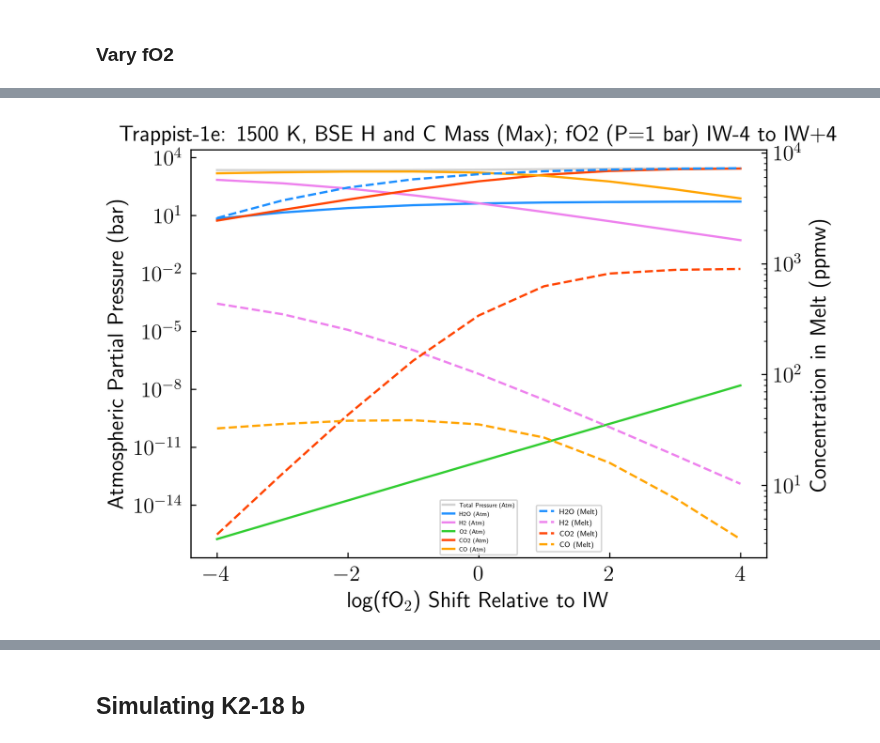
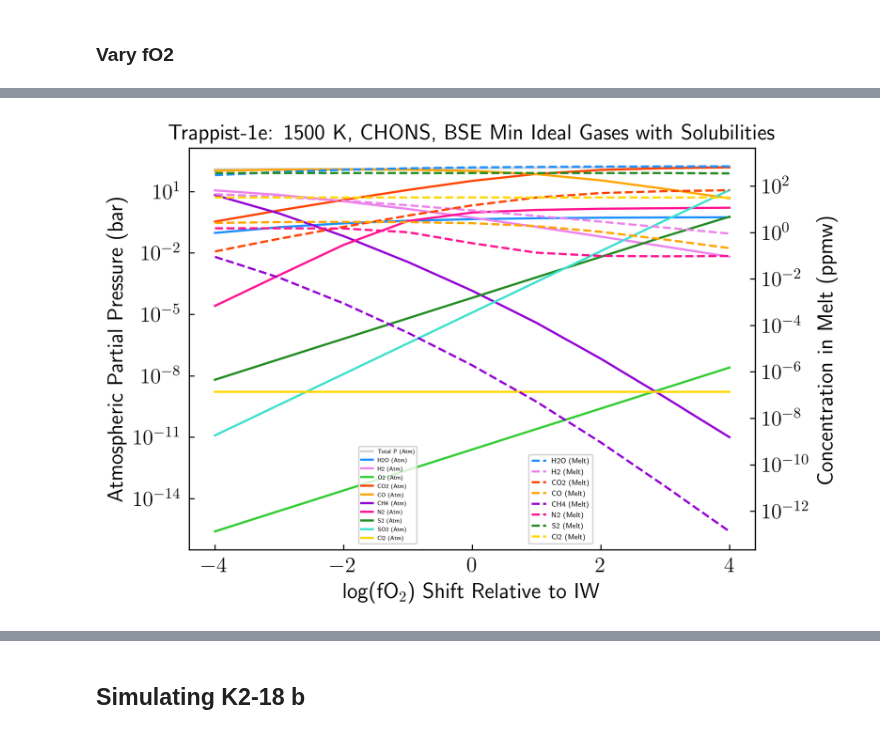
Before and after one commit to ExPlanetology/atmodeller, a Jupyter notebook: atmodeller/docs/4_sciencecases.ipynb, the cells around one changed output, grey strips where cells are left out. Saved outputs shown, nothing was run; the diff lists cells and outputs as text; code cells hidden in the pictures.

```diff
--- a/atmodeller/docs/4_sciencecases.ipynb
+++ b/atmodeller/docs/4_sciencecases.ipynb
@@ -298,13 +356,13 @@ for realisation in range(number_of_realisations):
         writer.writerows(out)
 # %%
 import pandas as pd
-datafile_fO2: str = f"data/science_cases_files/atmodeller_Trappist1e_CHO_1500K_BSEmax_varyfO2.csv"
+datafile_fO2: str = f"data/science_cases_files/atmodeller_Trappist1e_CHONSCl_BSEMin_Sols_Ideal.csv"
+
 #df_fO2: pd.DataFrame = pd.read_csv(datafile_fO2, skiprows=1, names=('H2O_pp', 'H2_pp', 'O2_pp', 'CO2_pp', 'CO_pp', 'S2_pp', 'SO2_pp', 'H2O_melt', 'H2_melt', 'O2_melt', 'CO2_melt', 'CO_melt', 'S2_melt', 'fO2_shift'))
-df_fO2: pd.DataFrame = pd.read_csv(datafile_fO2, skiprows=1, names=('H2O','H2','O2','CO2','CO','H2_melt','H2O_melt','O2_melt','CO2_melt','CO_melt','fO2_shift','Total_P'
+df_fO2: pd.DataFrame = pd.read_csv(datafile_fO2, skiprows=1, names=('H2O','H2','O2','CO2','CO','CH4','S2','SO2','N2','Cl2','H2_melt','H2O_melt','CO2_melt','CO_melt','CH4_melt','S2_melt','N2_melt','Cl2_melt','fO2_shift','Total_P'
 ))
 
-
-print(df_fO2.Total_P)
+print(df_fO2)
 
 #print(df_fO2.S2 + df_fO2.O2 + df_fO2.SO2)
 # %% [output]
@@ -343,41 +386,48 @@ Name: H2O, dtype: float64
 # %%
 fig, ax = plt.subplots()
-ax.plot(df_fO2.fO2_shift, df_fO2.Total_P, color='lightgrey', label='Total Pressure (Atm)')
+ax.plot(df_fO2.fO2_shift, df_fO2.Total_P, color='lightgrey', label='Total P (Atm)')
 ax.plot(df_fO2.fO2_shift, df_fO2.H2O, color='dodgerblue', label='H2O (Atm)')
 ax.plot(df_fO2.fO2_shift, df_fO2.H2, color='violet', label='H2 (Atm)')
 ax.plot(df_fO2.fO2_shift, df_fO2.O2, color='limegreen',  label='O2 (Atm)')
 ax.plot(df_fO2.fO2_shift, df_fO2.CO2, color='orangered', label='CO2 (Atm)')
 ax.plot(df_fO2.fO2_shift, df_fO2.CO, color='orange', label='CO (Atm)')
-#ax.plot(df_fO2.fO2_shift, df_fO2.N2, color='deeppink', label='N2 (Atm)')
-#ax.plot(df_fO2.fO2_shift, df_fO2.S2, color='forestgreen', label='S2 (Atm)')
-#ax.plot(df_fO2.fO2_shift, df_fO2.SO2, color='turquoise', label='SO2 (Atm)')
-#ax.plot(df_fO2.fO2_shift, df_fO2.Cl2, color='gold', label='Cl2 (Atm)')
-
+ax.plot(df_fO2.fO2_shift, df_fO2.CH4, color='darkviolet', label='CH4 (Atm)')
+ax.plot(df_fO2.fO2_shift, df_fO2.N2, color='deeppink', label='N2 (Atm)')
+ax.plot(df_fO2.fO2_shift, df_fO2.S2,  color='forestgreen', label='S2 (Atm)')
+ax.plot(df_fO2.fO2_shift, df_fO2.SO2, color='turquoise', label='SO2 (Atm)')
+ax.plot(df_fO2.fO2_shift, df_fO2.Cl2, color='gold', label='Cl2 (Atm)')
+#xvals=[-1,-2,-3,-3.5,-1,-2,-3,-3.5,-1]
+#lines=plt.gca().get_lines()
+#labelLines(lines, align=True, xvals=xvals, fontsize=9)
 
 ax2 = ax.twinx()
 ax2.plot(df_fO2.fO2_shift, df_fO2.H2O_melt, color='dodgerblue', linestyle='--', label='H2O (Melt)')
 ax2.plot(df_fO2.fO2_shift, df_fO2.H2_melt, color='violet', linestyle='--', label='H2 (Melt)')
 #ax2.plot(df_fO2.fO2_shift, df_fO2.O2_melt, color='limegreen', linestyle='--', label='O2 (Melt)')
 ax2.plot(df_fO2.fO2_shift, df_fO2.CO2_melt, color='orangered', linestyle='--', label='CO2 (Melt)')
 ax2.plot(df_fO2.fO2_shift, df_fO2.CO_melt, color='orange', linestyle='--', label='CO (Melt)')
-#ax2.plot(df_fO2.fO2_shift, df_fO2.S2_melt, color='forestgreen', linestyle='--', label='S2 (Melt)')
-#ax2.plot(df_fO2.fO2_shift, df_fO2.N2_melt, color='deeppink', linestyle='--', label='N2 (Melt)')
-#ax2.plot(df_fO2.fO2_shift, df_fO2.Cl2_melt, color='gold', linestyle='--', label='Cl2 (Melt)')
+ax2.plot(df_fO2.fO2_shift, df_fO2.CH4_melt, color='darkviolet', linestyle='--', label='CH4 (Melt)')
+ax2.plot(df_fO2.fO2_shift, df_fO2.N2_melt, color='deeppink', linestyle='--', label='N2 (Melt)')
+ax2.plot(df_fO2.fO2_shift, df_fO2.S2_melt, color='forestgreen', linestyle='--', label='S2 (Melt)')
+ax2.plot(df_fO2.fO2_shift, df_fO2.Cl2_melt, color='gold', linestyle='--', label='Cl2 (Melt)')
 
 ax.set_xlabel(r'log(fO$_2$) Shift Relative to IW')
+#ax.set_xlabel('')
 ax.set_ylabel('Atmospheric Partial Pressure (bar)')
 ax2.set_ylabel('Concentration in Melt (ppmw)')
 ax.set_yscale('log')
-#ax.set_ylim(1e-16, 1e5)
+#ax.set_ylim(1e-2, 1e3)
 ax2.set_yscale('log')
 #ax2.set_ylim(1e-2, 1e5)
-ax.legend(fontsize=4, loc=8)
+ax.legend(fontsize=4, loc=(0.3,0.015))
 ax2.legend(fontsize=5, loc=(0.6, 0.015))
 
-plt.title(r'Trappist-1e: 1500 K, BSE H and C Mass (Max); fO2 (P=1 bar) IW-4 to IW+4', fontsize=15)
-plt.savefig('data/Plots/PlanetTrial1_HotTrappist1e_CHO_1500K_BSE_Max_CandHMass.jpg', dpi=1000)
+
+
+plt.title(r'Trappist-1e: 1500 K, CHONS, BSE Min Ideal Gases with Solubilities', fontsize=15)
+#plt.savefig('data/Plots/PlanetTrial1_HotTrappist1e_CHONS_1500K_BSEMin_NoSol.jpg', dpi=1000)
 plt.show()
 # %% [output]
-[figure, old version]
+[figure, new version]
 # %%
 fig, ax = plt.subplots()
```
Also changed, not shown: parts of 25 cells of this notebook, 2 other files.
